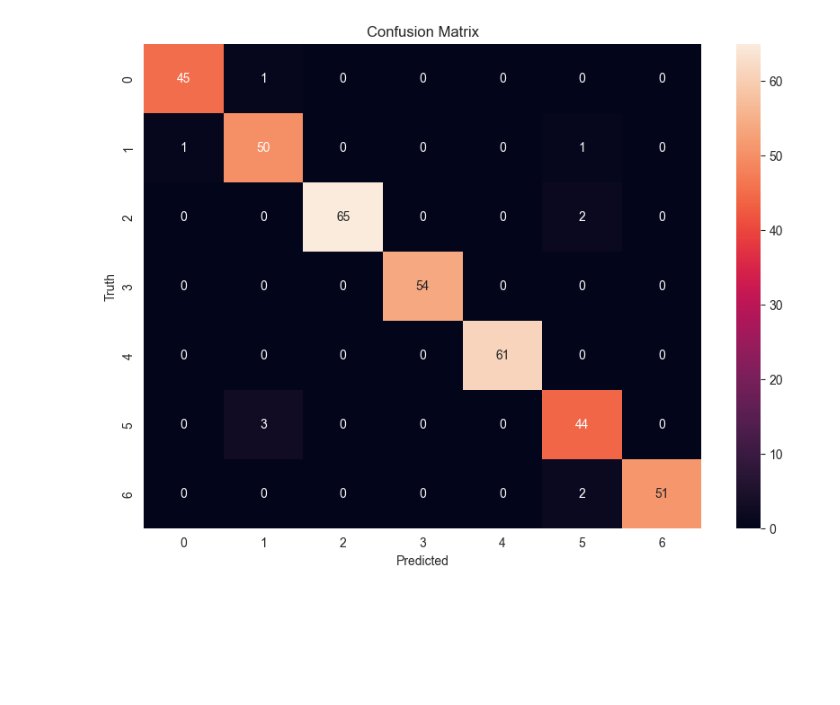
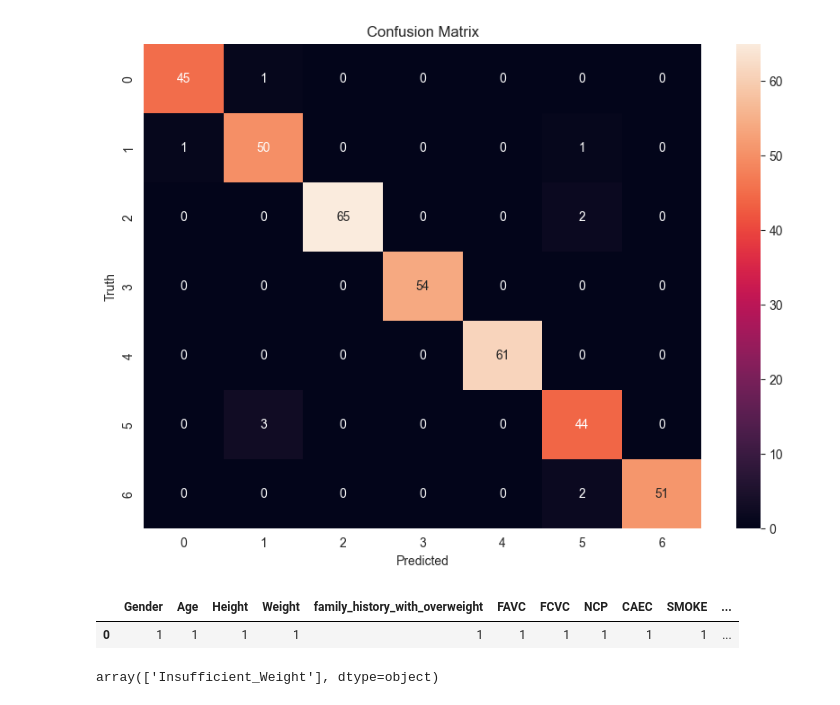
Before and after one commit to othytrigui/Obesity-level-prediction, a Jupyter notebook: main.ipynb, the cells around one changed output. Drawn from its saved outputs; the diff is of its cells as text; code cells hidden in the pictures; blank space fills up the shorter version.

```diff
--- a/main.ipynb
+++ b/main.ipynb
@@ -189,2 +187,14 @@ plt.show()
 # %% [output]
 [figure]
+# %%
+n=pd.DataFrame([[1, 1, 1, 1, 1, 1, 1, 1, 1, 1, 1, 1, 1, 1, 1, 1]], columns=['Gender', 'Age', 'Height', 'Weight', 'family_history_with_overweight', 'FAVC', 'FCVC', 'NCP', 'CAEC', 'SMOKE', 'CH2O', 'SCC', 'FAF', 'TUE', 'CALC', 'MTRANS'])
+# %%
+n
+# %% [output]
+|  | Gender | Age | Height | Weight | family_history_with_overweight | FAVC | FCVC | NCP | CAEC | SMOKE | ... |
+| 0 | 1 | 1 | 1 | 1 | 1 | 1 | 1 | 1 | 1 | 1 | ... |
+# %%
+prediction = model.predict(n)
+le.classes_[prediction]
+# %% [output]
+array(['Insufficient_Weight'], dtype=object)
```
Also changed, not shown: parts of 1 cell of this notebook.
